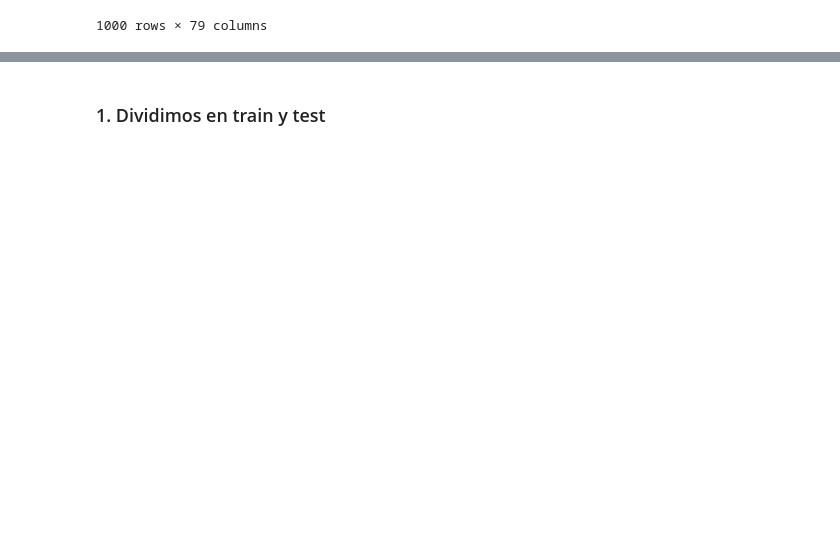
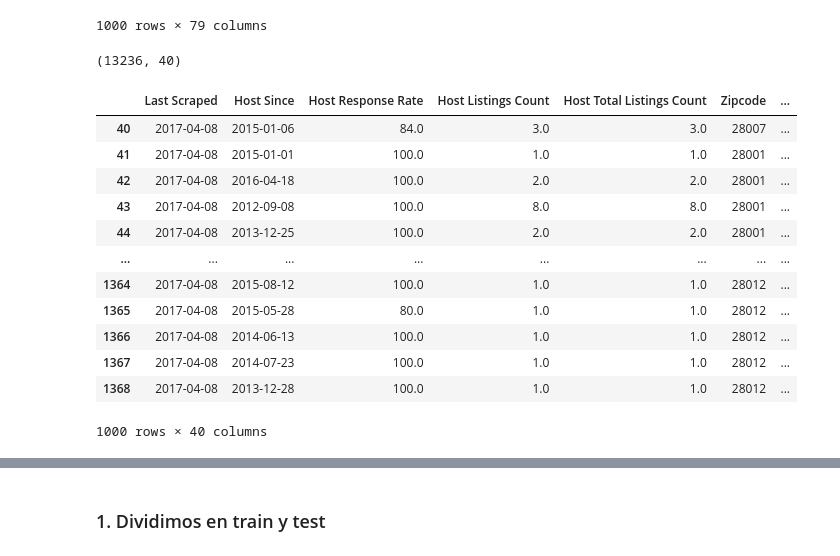
Before and after one commit to rogebautista/machine-learning-rogelio, a Jupyter notebook: Analisis exploratorio.ipynb, the cells around one changed output, grey strips where cells are left out. Cells and saved outputs as stored; diff of their text form; code cells hidden in the pictures; blank space fills up the shorter version.

```diff
--- a/Analisis exploratorio.ipynb
+++ b/Analisis exploratorio.ipynb
@@ -252,3 +253,25 @@ data_prefilter.head(1000)
 | 1367 | 2017-04-08 | Piso acogedor en barrio céntrico | Acogedor piso de 50 metros en el ... | La cocina está completa y nueva. ... | Acogedor piso de 50 metros en el ... | none | Situado en el barrio de Lavapiés,... | ... |
 | 1368 | 2017-04-08 | jhonatan alexander arias gomez | hell to everybody I hope everythi... | my house is a quiet place full of... | hell to everybody I hope everythi... | none | lavapiés es una zona de las mas p... | ... |
 1000 rows × 79 columns
+# %%
+# Procedemos a eliminar mas variables, las columnas de Name, Summary, Space, Description ofrecen información que puede ser analizada de diferente forma pero por el momento iremos haciendo un filtrado de las variables que no nos interesan
+# Experiences Offered no ofrece información , está completamente en none, se van también Neighborhood Overview, Notes, transit, access, interaction, House rules, host_id, host Name, Host features
+# Retiramos las variables listadas anteriormente
+data_prefilter = data_prefilter.drop(['Name', 'Summary', 'Space', 'Description', 'Experiences Offered', 'Neighborhood Overview', 'Notes', 'Transit', 'Access', 'Interaction', 'House Rules', 'Host ID', 'Host Name', 'Host Location', 'Host About', 'Host Response Time','Host Acceptance Rate', 'Property Type', 'Bed Type','Host Neighbourhood', 'Neighbourhood', 'Neighbourhood Cleansed', 'Neighbourhood Group Cleansed','Host Verifications', 'Features', 'Smart Location', 'Country Code', 'Country', 'City', 'State', 'Street', 'Market', 'Amenities', 'Cancellation Policy', 'License','Jurisdiction Names', 'Geolocation', 'Has Availability','Calendar last Scraped'], axis=1)
+print(data_prefilter.shape)
+data_prefilter.head(1000)
+# %% [output]
+(13236, 40)
+|  | Last Scraped | Host Since | Host Response Rate | Host Listings Count | Host Total Listings Count | Zipcode | ... |
+| 40 | 2017-04-08 | 2015-01-06 | 84.0 | 3.0 | 3.0 | 28007 | ... |
+| 41 | 2017-04-08 | 2015-01-01 | 100.0 | 1.0 | 1.0 | 28001 | ... |
+| 42 | 2017-04-08 | 2016-04-18 | 100.0 | 2.0 | 2.0 | 28001 | ... |
+| 43 | 2017-04-08 | 2012-09-08 | 100.0 | 8.0 | 8.0 | 28001 | ... |
+| 44 | 2017-04-08 | 2013-12-25 | 100.0 | 2.0 | 2.0 | 28001 | ... |
+| ... | ... | ... | ... | ... | ... | ... | ... |
+| 1364 | 2017-04-08 | 2015-08-12 | 100.0 | 1.0 | 1.0 | 28012 | ... |
+| 1365 | 2017-04-08 | 2015-05-28 | 80.0 | 1.0 | 1.0 | 28012 | ... |
+| 1366 | 2017-04-08 | 2014-06-13 | 100.0 | 1.0 | 1.0 | 28012 | ... |
+| 1367 | 2017-04-08 | 2014-07-23 | 100.0 | 1.0 | 1.0 | 28012 | ... |
+| 1368 | 2017-04-08 | 2013-12-28 | 100.0 | 1.0 | 1.0 | 28012 | ... |
+1000 rows × 40 columns
```
Also changed, not shown: parts of 10 cells of this notebook.
